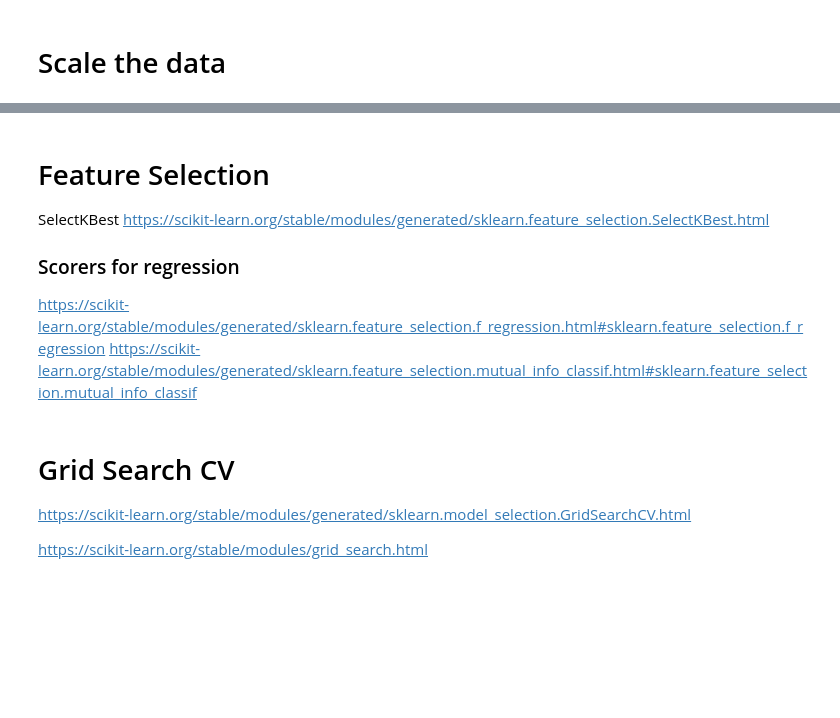
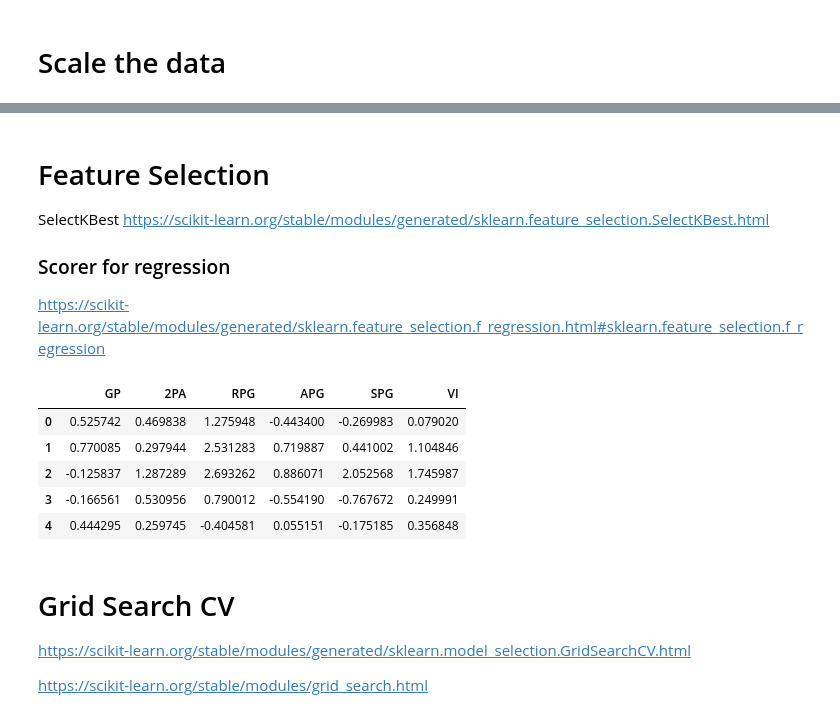
Before and after one commit to davekacz/NBA_Salary_Prediction, a Jupyter notebook: models_final.ipynb, the cells around one changed output, grey strips where cells are left out. Saved outputs shown, nothing was run; the diff lists cells and outputs as text; code cells hidden in the pictures; blank space fills up the shorter version.

```diff
--- a/models_final.ipynb
+++ b/models_final.ipynb
@@ -68,6 +69,5 @@ y = df['Salary_BoxCox']
 SelectKBest
 https://scikit-learn.org/stable/modules/generated/sklearn.feature_selection.SelectKBest.html
 
-### Scorers for regression
+### Scorer for regression
 https://scikit-learn.org/stable/modules/generated/sklearn.feature_selection.f_regression.html#sklearn.feature_selection.f_regression
-https://scikit-learn.org/stable/modules/generated/sklearn.feature_selection.mutual_info_classif.html#sklearn.feature_selection.mutual_info_classif
@@ -76,3 +74,28 @@ https://scikit-learn.org/stable/modules/generated/sklearn.feature_selection.mutu
+# %%
+#remove highly correlated variables first from data explore correlation section
+
+X_subset = X.drop(['MIN%', 'FTA', 'MPG', 'AST%', 'PPG'], axis = 1)
+# %%
+#Use SelectKbest and f_regression for variable score
+
+from sklearn.feature_selection import SelectKBest, f_regression
+
+selectKBest = SelectKBest(f_regression, k=6)
+
+selectKBest.fit(X_subset, y)
+
+X_best_features = selectKBest.transform(X_subset)
+x_best_feature_names = selectKBest.get_feature_names_out()
+# %%
+X_best_features_df = pd.DataFrame(X_best_features, columns = x_best_feature_names)
+X_best_features_df.head()
+# %% [output]
+|  | GP | 2PA | RPG | APG | SPG | VI |
+| 0 | 0.525742 | 0.469838 | 1.275948 | -0.443400 | -0.269983 | 0.079020 |
+| 1 | 0.770085 | 0.297944 | 2.531283 | 0.719887 | 0.441002 | 1.104846 |
+| 2 | -0.125837 | 1.287289 | 2.693262 | 0.886071 | 2.052568 | 1.745987 |
+| 3 | -0.166561 | 0.530956 | 0.790012 | -0.554190 | -0.767672 | 0.249991 |
+| 4 | 0.444295 | 0.259745 | -0.404581 | 0.055151 | -0.175185 | 0.356848 |
 # %% [markdown]
 # Grid Search CV
 
```
Also changed, not shown: parts of 43 cells of this notebook, 10 other files.
